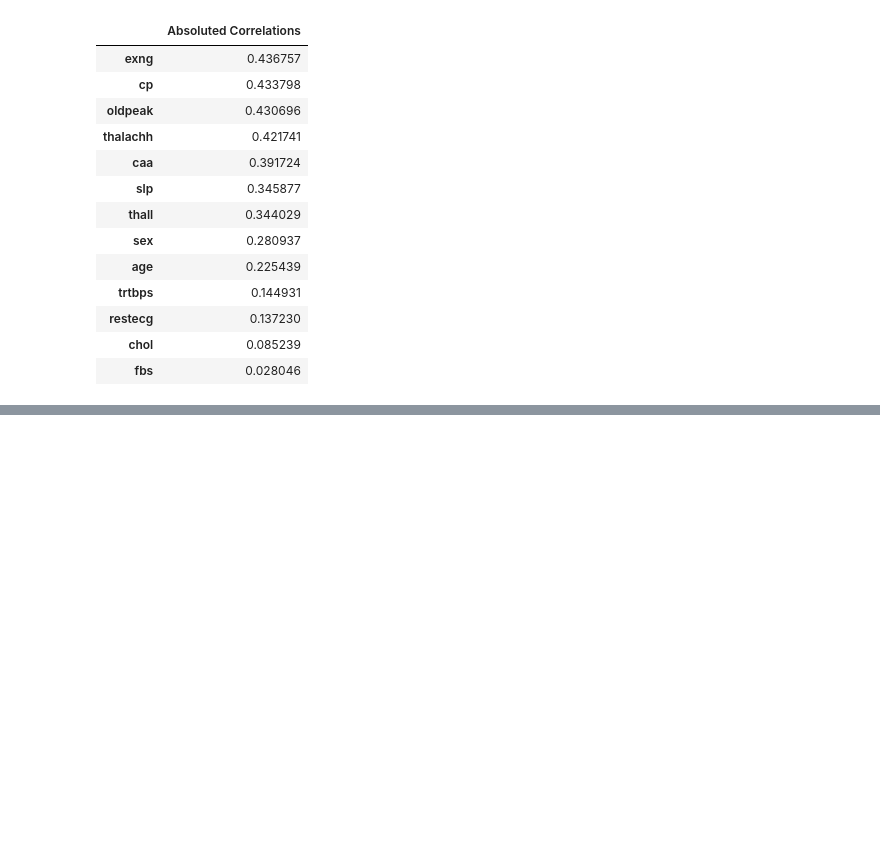
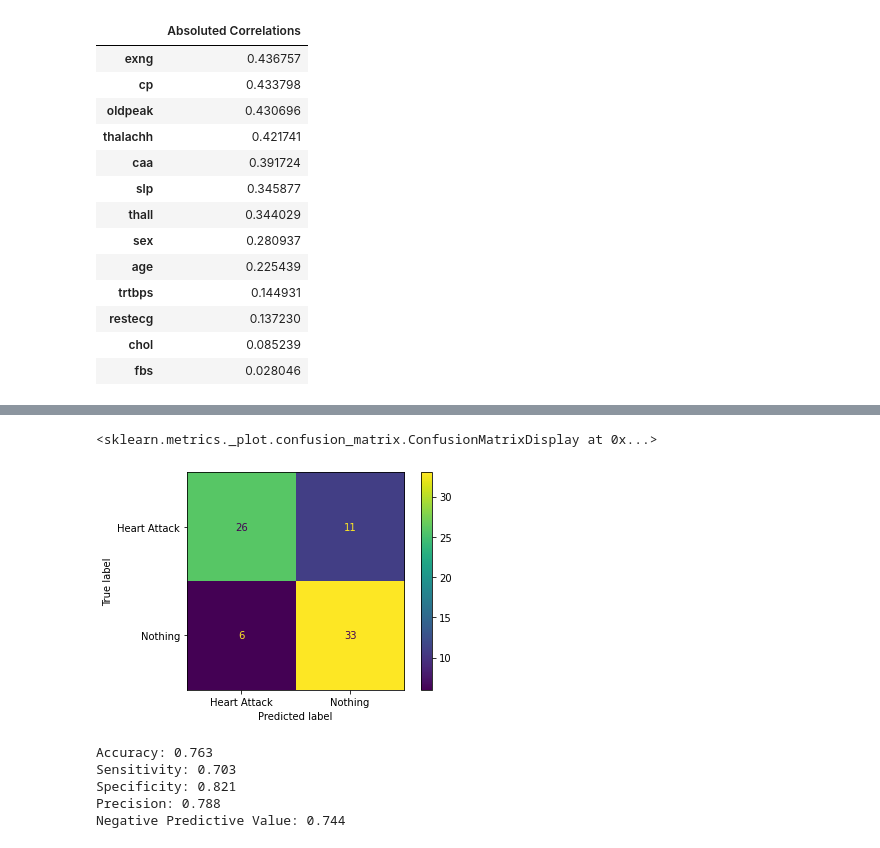
Before and after one commit to emrullahozkilinc/machine-learning, a Jupyter notebook: heart_prediction.ipynb, the cells around one changed output, grey strips where cells are left out. Drawn from its saved outputs; the diff is of its cells as text; code cells hidden in the pictures; blank space fills up the shorter version.

Commit message:
Gradient boost modeli ve metrik fonksiyonu eklendi.

```diff
--- a/heart_prediction.ipynb
+++ b/heart_prediction.ipynb
@@ -101,0 +101,27 @@ plot_confusion_matrix(ada, X_test, y_test, display_labels=['Heart Attack','Nothi
+# %%
+gradient_classifier = GradientBoostingClassifier(loss='exponential')
+# %%
+gradient = gradient_classifier.fit(X_train, y_train)
+predicted_gradient = gradient.predict(X_test)
+# %%
+plot_confusion_matrix(gradient, X_test, y_test, display_labels=['Heart Attack','Nothing'])
+# %% [output]
+<sklearn.metrics._plot.confusion_matrix.ConfusionMatrixDisplay at 0x...>
+[figure, added]
+# %%
+def print_metrics(conf_matrix):
+  TP = conf_matrix[0,0]
+  FN = conf_matrix[0,1]
+  FP = conf_matrix[1,0]
+  TN = conf_matrix[1,1]
+  print('Accuracy:',    round(((TP+TN)/(TP+FN+FP+TN)),3))
+  print('Sensitivity:', round(((TP)/(TP+FN)),3))
+  print('Specificity:', round(((TN)/(FP+TN)),3))
+  print('Precision:',   round(((TP)/(TP+FP)),3))
+  print('Negative Predictive Value:',    round(((TN)/(FN+TN)),3))
+# %% [output]
+Accuracy: 0.763
+Sensitivity: 0.703
+Specificity: 0.821
+Precision: 0.788
+Negative Predictive Value: 0.744
```
Also changed, not shown: parts of 5 cells of this notebook.
